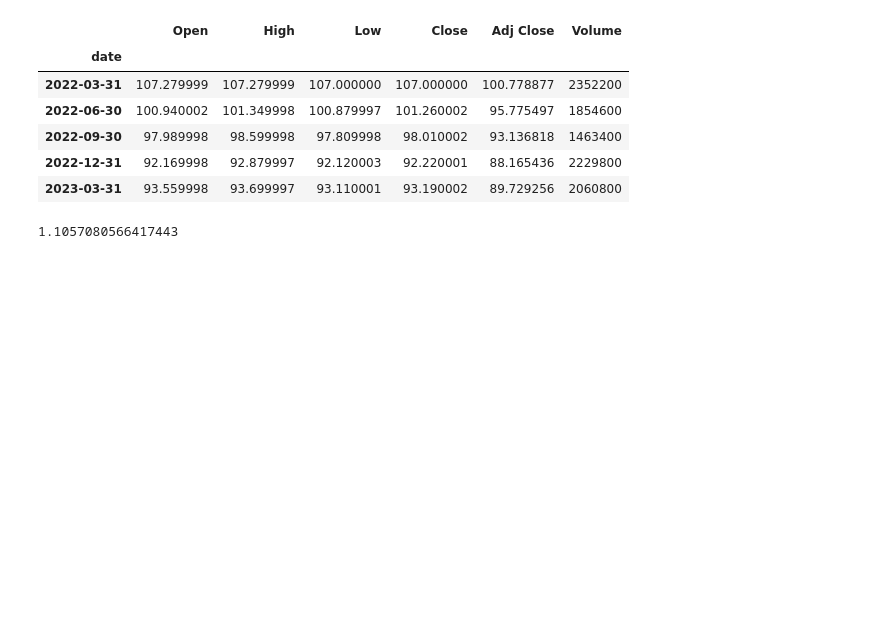
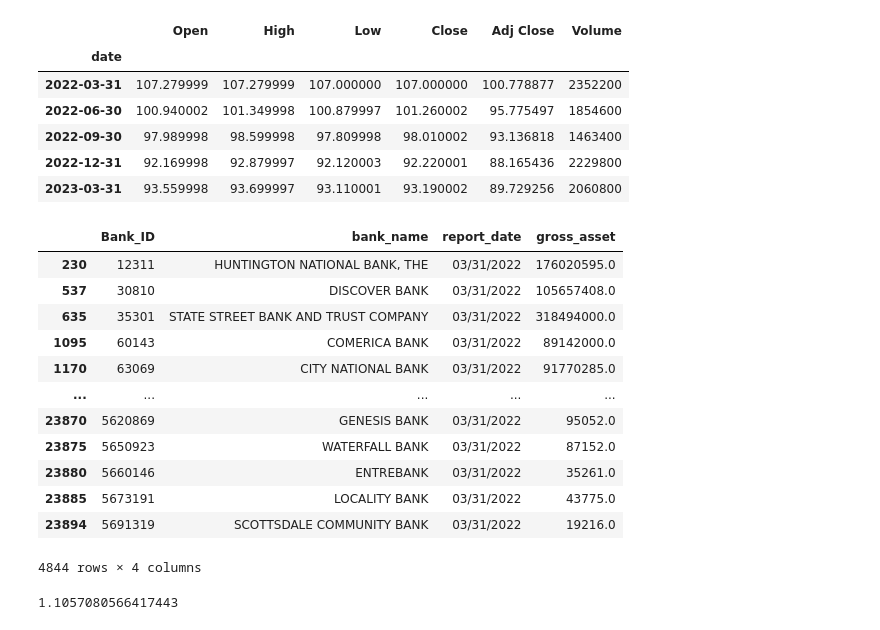
Before and after one commit to huangpz-a11y/P2_Monetary_Tightening, a Jupyter notebook: src/01_Final Project Exploration.ipynb, the cells around one changed output. Cells and saved outputs as stored; diff of their text form; code cells hidden in the pictures; blank space fills up the shorter version.

```diff
--- a/src/01_Final Project Exploration.ipynb
+++ b/src/01_Final Project Exploration.ipynb
@@ -27,8 +27,8 @@ analysis_date = '03/31/2023'
 ### Assets
 # %%
 
-filtered_asset_level_0 = load_assets.clean_assets(rcfd_data_2,'RCFD2170',analysis_date)
-filtered_asset_level = load_assets.clean_assets(rcon_data_2,'RCON2170',analysis_date)
+filtered_asset_level_0 = load_assets.clean_assets(rcfd_data_2,'RCFD2170',inital_date)
+filtered_asset_level = load_assets.clean_assets(rcon_data_2,'RCON2170',inital_date)
 filtered_asset_level.head()
 # %% [output]
 |  | Bank_ID | bank_name | report_date | gross_asset |
@@ -283,0 +272,16 @@ def RMBs_Multiplier(df_SP_Treasury_bond_index, df_iShare_MBS_ETF):
+# %%
+df_asset
+# %% [output]
+|  | Bank_ID | bank_name | report_date | gross_asset |
+| 230 | 12311 | HUNTINGTON NATIONAL BANK, THE | 03/31/2022 | 176020595.0 |
+| 537 | 30810 | DISCOVER BANK | 03/31/2022 | 105657408.0 |
+| 635 | 35301 | STATE STREET BANK AND TRUST COMPANY | 03/31/2022 | 318494000.0 |
+| 1095 | 60143 | COMERICA BANK | 03/31/2022 | 89142000.0 |
+| 1170 | 63069 | CITY NATIONAL BANK | 03/31/2022 | 91770285.0 |
+| ... | ... | ... | ... | ... |
+| 23870 | 5620869 | GENESIS BANK | 03/31/2022 | 95052.0 |
+| 23875 | 5650923 | WATERFALL BANK | 03/31/2022 | 87152.0 |
+| 23880 | 5660146 | ENTREBANK | 03/31/2022 | 35261.0 |
+| 23885 | 5673191 | LOCALITY BANK | 03/31/2022 | 43775.0 |
+| 23894 | 5691319 | SCOTTSDALE COMMUNITY BANK | 03/31/2022 | 19216.0 |
+4844 rows × 4 columns
```
Also changed, not shown: parts of 18 cells of this notebook, 1 other file.
